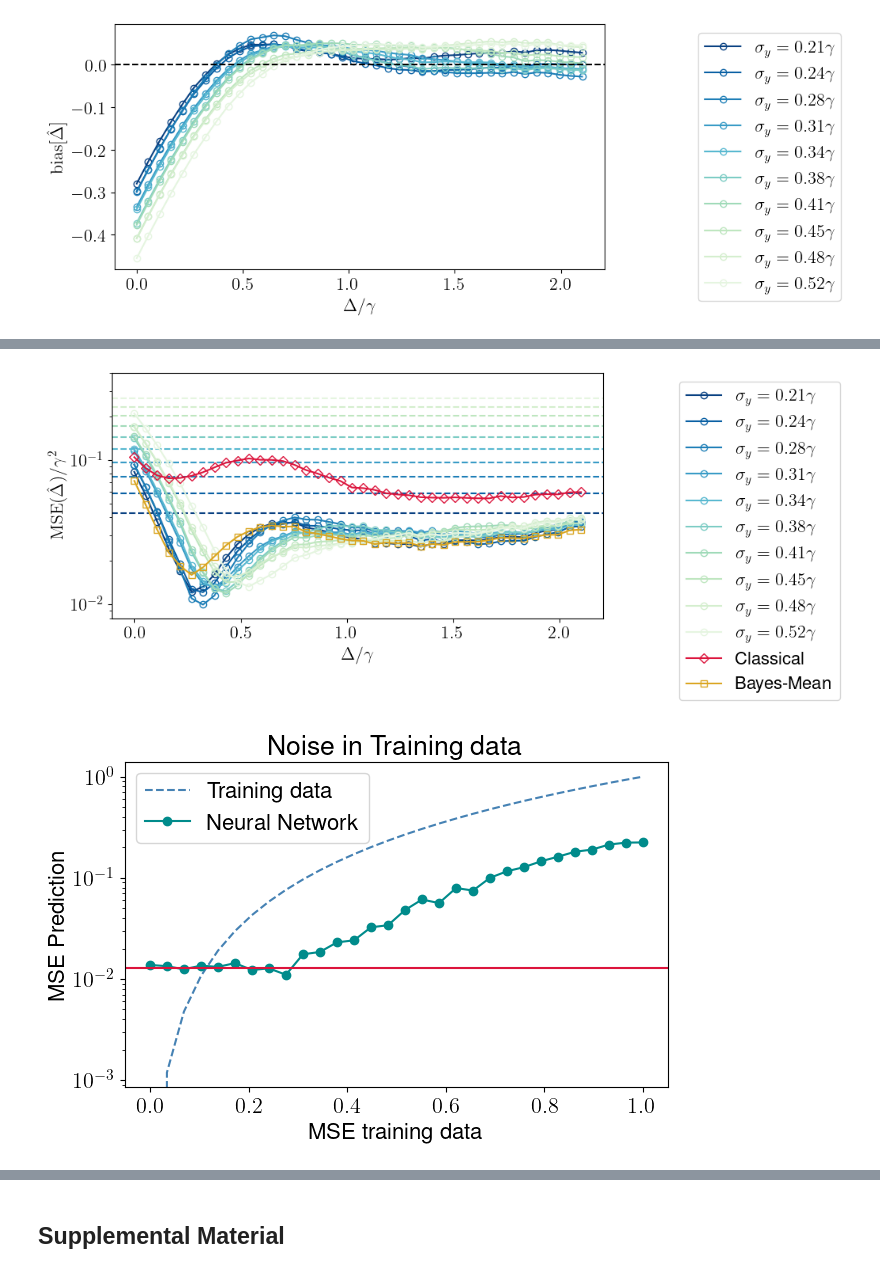
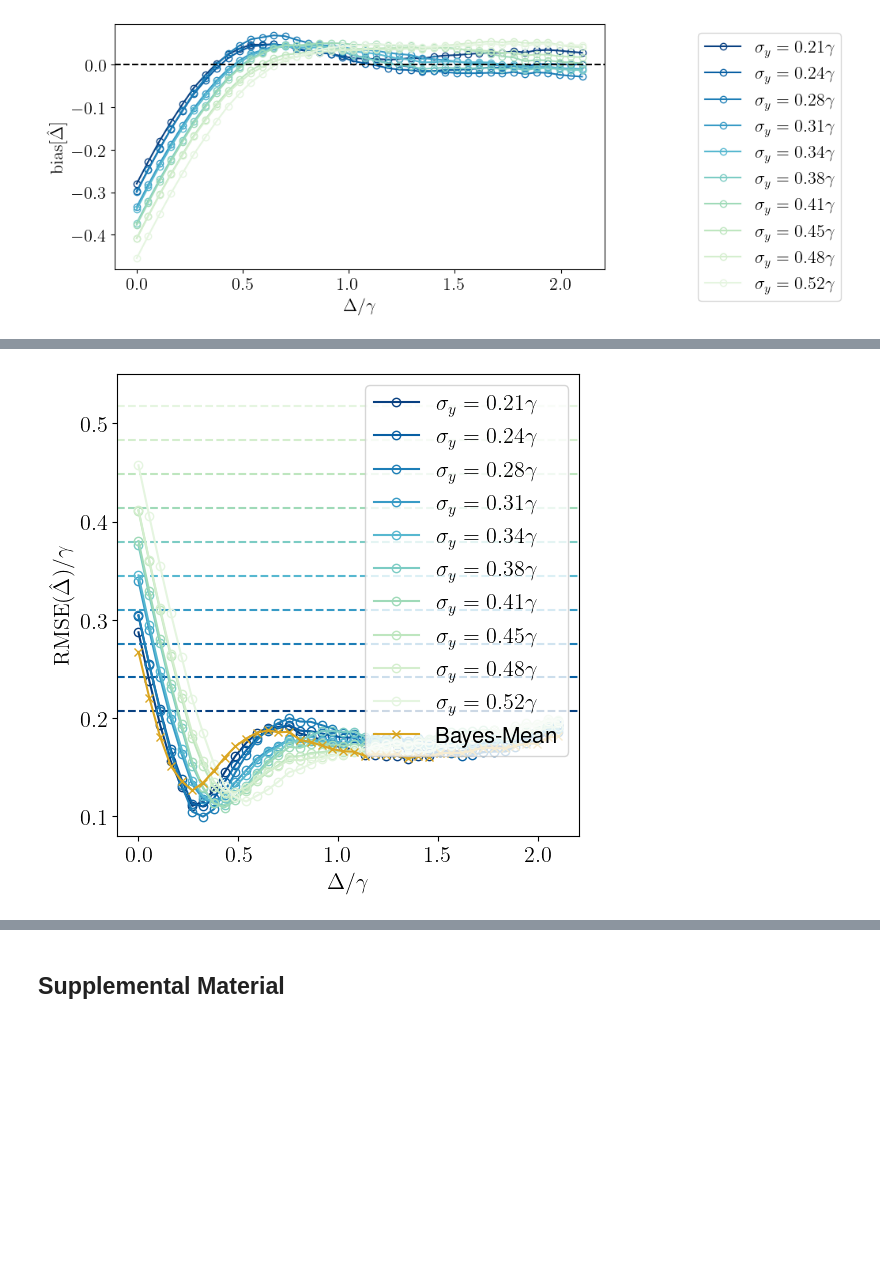
Before and after one commit to CarlosSMWolff/ParamEst-NN, a Jupyter notebook: notebooks/3-Results.ipynb, the cells around one changed output, grey strips where cells are left out. Saved outputs shown, nothing was run; the diff lists cells and outputs as text; code cells hidden in the pictures; blank space fills up the shorter version.

Commit message:
Updates in Results

```diff
--- a/notebooks/3-Results.ipynb
+++ b/notebooks/3-Results.ipynb
@@ -977,7 +1003,7 @@ def compute_MSE_Bayes_noise_xtrain(idx_sigma, nsets = 10000):
 
     noise = np.random.default_rng(seed).normal(0.,sigma, jumpsSetDelta[0].shape)
     jumpsSetDeltaNoise = [((trajectory_matrix + noise).clip(min=1E-3))[:nsets] for trajectory_matrix in jumpsSetDelta]
-    estimationsBayesNoisy = predictors_bayesian(jumpsSetDeltaNoise, progress_bar=False)[0]
+    estimationsBayesNoisy = predictors_bayesian(jumpsSetDeltaNoise, nBayesGrid = 100, progress_bar = False, only_mean = True)
     MSE_Bayes_Mean_Noisy = np.array([np.mean((estimationsBayesNoisy[i]-deltalist[i])**2) for i in range(ndelta)])
     return MSE_Bayes_Mean_Noisy
 
@@ -1008,10 +1029,0 @@ for idx_sigma in tqdm(sigma_idx_list):
-# %%
-def colorfun(idx_sigma, cmap  = cmap):
-    return cmap((idx_sigma-idx_initial) / (idx_final-idx_initial))
-
-for idx, idx_sigma in enumerate(sigma_idx_list):
-    plt.plot(deltalist, MSE_noise_x_results[idx][0], 'o--', color = colorfun(idx_sigma), label = "Bayes")
-    plt.plot(deltalist, MSE_noise_x_results[idx][1], 'p-', color = colorfun(idx_sigma), label = "NN")
-plt.yscale("log")
-
-plt.show()
@@ -1101,9 +1157,11 @@ def compute_MSE_noise_ytrain(i_delta, nsets = 10000):
     trajectory_matrix = jumpsSetDelta[i_delta]
 
     # == Reference: MSE of the Bayesian prediction
-    nsetsBayes = 1000
-    estimate_array = np.array(parallel_map(get_estimates,trajectory_matrix[:nsetsBayes]))
-    est_mean_anal = estimate_array[:,0]
+    nsetsBayes = 10000
+    estimate_array = np.array(
+        parallel_map(get_estimates_Bayesian,trajectory_matrix[:nsetsBayes], task_kwargs=dict(nDeltaGrid=100, only_mean = True))
+        )
+    est_mean_anal = estimate_array
     mse_Bayes = np.mean((est_mean_anal - delta)**2)
 
     # == We loop over sigma, evaluating the predictions made with noise in the target data.
@@ -1270,26 +1259,27 @@ def MMSE_MLE_estimator_2D(T,Omega, param_list, gamma =1,  N=48, return_prob = Fa
 # %%
 # Create a colormap
 cmap = matplotlib.colormaps["GnBu"].reversed()
 
-fix, ax = plt.subplots(figsize=(8,8))
+fix, ax = plt.subplots(figsize=(6,6))
 
 idx_initial = 6
 idx_final = 16
 step = 1
 for idx_sigma in range(idx_initial,idx_final,step):
     # Use a different color from the colormap for each plot
     color = cmap((idx_sigma-idx_initial) / (idx_final-idx_initial))
-    ax.plot(deltalist, mse_Sigma_array[:,idx_sigma],  "o-", color = color, label = f"$\\sigma_y = {sigma_list[idx_sigma]:.2f}\gamma$",  markerfacecolor='none')
-    ax.axhline(sigma_list[idx_sigma]**2, linestyle = "dashed", color=color)
+    ax.plot(deltalist, sqrt(mse_Sigma_array[:,idx_sigma]),  "o-", color = color, label = f"$\\sigma_y = {sigma_list[idx_sigma]:.2f}\gamma$",  markerfacecolor='none')
+    ax.axhline(sigma_list[idx_sigma], linestyle = "dashed", color=color)
 
-ax.plot(deltalist,MSE_Class, 'D-',  label= "Classical", color = "crimson",markerfacecolor='none')
-ax.plot(deltalist,MSE_Bayes_Mean,'s-', label= 'Bayes-Mean',  color = "goldenrod", markerfacecolor='none')
+#ax.plot(deltalist,sqrt(MSE_Class), 'D-',  label= "Classical", color = "crimson",markerfacecolor='none')
+ax.plot(deltalist,sqrt(MSE_Bayes_Mean),'x-', label= 'Bayes-Mean',  color = "goldenrod", markerfacecolor='none')
 
-ax.set_xlabel("$\Delta/\gamma$"), ax.set_ylabel("$\\mathrm{MSE}(\hat\Delta)/\gamma ^2$"), ax.set_yscale("log"),
-ax.set_box_aspect(0.5)
-ax.set_ylim(0.008,0.4)
-plt.legend(loc="upper right", bbox_to_anchor=(1.5, 1))
+ax.set_xlabel("$\Delta/\gamma$"), ax.set_ylabel("$\\mathrm{RMSE}(\hat\Delta)/\gamma$"),
+ax.set_box_aspect(1)
+ax.set_yticks([0., 0.1, 0.2, 0.3,0.4,0.5])
+ax.set_ylim(0.08,0.55)
+plt.legend(loc="upper right")
 
 plt.show()
 # %% [output]
-[figure, old version]
+[figure, new version]
@@ -1320,21 +1285,0 @@ plt.show()
-# %%
-fig, ax = plt.subplots(figsize=(7,7))
-
-i_select = 5
-mse_sigma_NN = results_MSE_ynoise[i_select][1]
-mse_Bayes = results_MSE_ynoise[i_select][0]
-
-
-ax.plot(sigma_list, sigma_list**2, '--',color='steelblue', label="Training data")
-ax.plot(sigma_list,mse_sigma_NN,'o-', label= 'Neural Network', color = "darkcyan")
-
-ax.axhline(mse_Bayes, color='crimson')
-ax.set_box_aspect(0.6)
-plt.xlabel("MSE training data"); plt.ylabel("MSE Prediction");
-plt.title('Noise in Training data')
-plt.yscale('log')
-plt.legend()
-plt.savefig('figures/fig_5_b.pdf')
-plt.show()
-# %% [output]
-[figure, removed]
```
Also changed, not shown: parts of 82 cells of this notebook, 2 other files.
